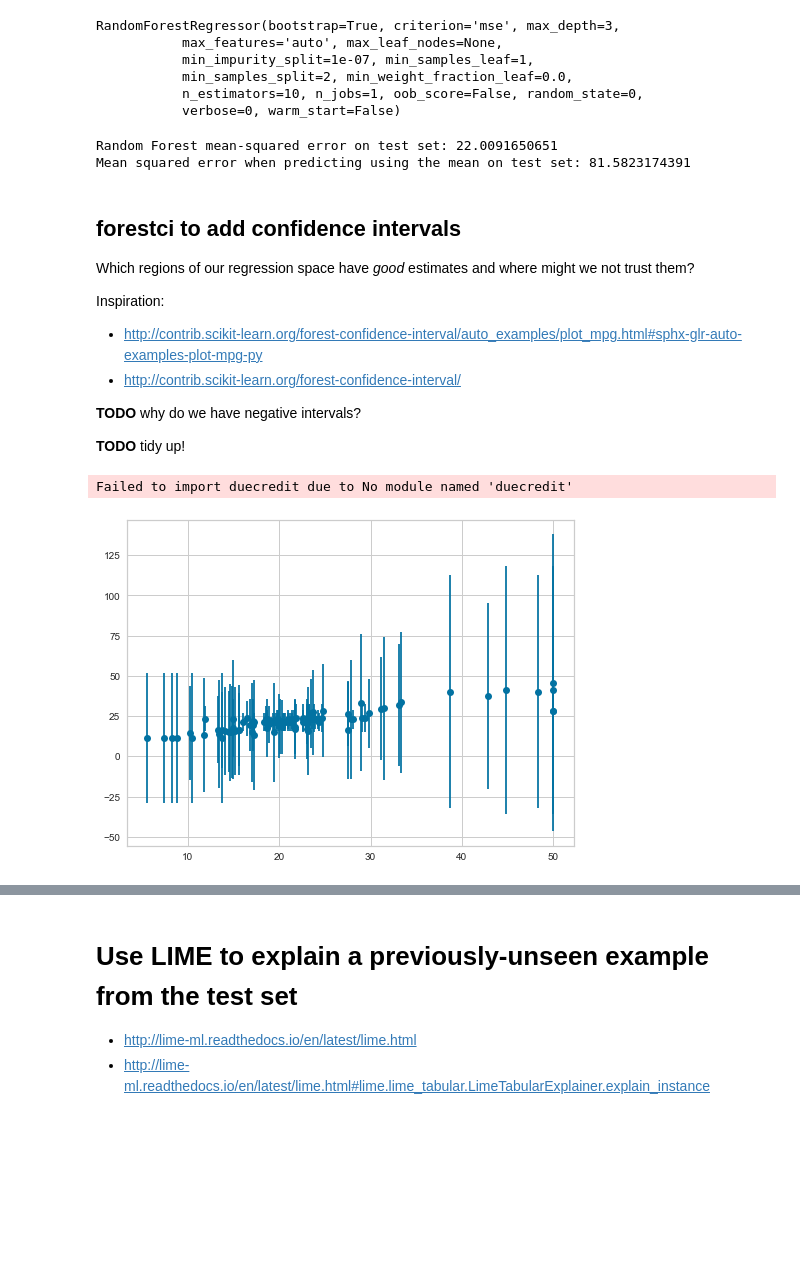
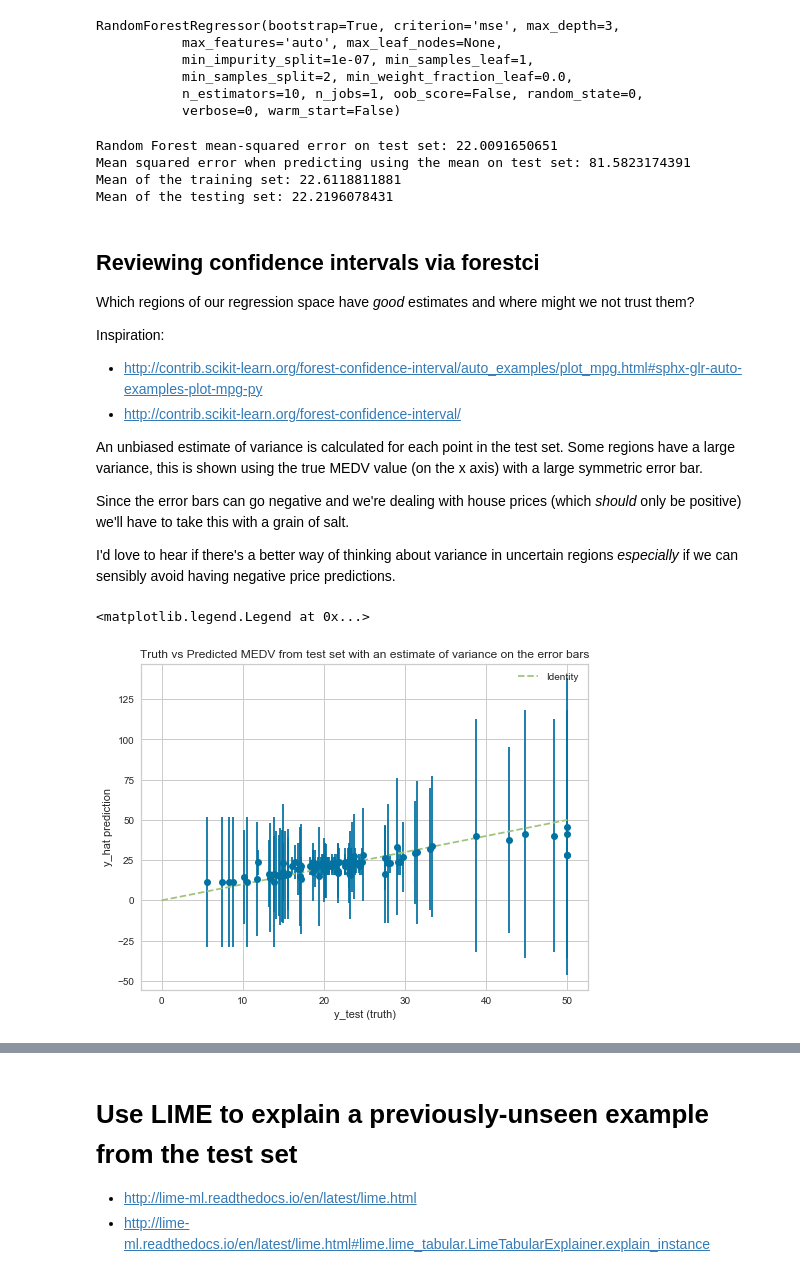
Before and after one commit to ianozsvald/data_science_delivered, a Jupyter notebook: ml_explain_regression_prediction.ipynb, the cells around one changed output, grey strips where cells are left out. Saved outputs shown, nothing was run; the diff lists cells and outputs as text; code cells hidden in the pictures; blank space fills up the shorter version.

```diff
--- a/ml_explain_regression_prediction.ipynb
+++ b/ml_explain_regression_prediction.ipynb
@@ -157,11 +157,16 @@ mse_test = mean_squared_error(y_test, est.predict(X_test))
 
 print('Random Forest mean-squared error on test set:', mse_test)
 print('Mean squared error when predicting using the mean on test set:', np.mean((y_train.mean() - y_test) ** 2))
+
+print("Mean of the training set:", y_train.mean())
+print("Mean of the testing set:", y_test.mean())
 # %% [output]
 Random Forest mean-squared error on test set: 22.0091650651
 Mean squared error when predicting using the mean on test set: 81.5823174391
+Mean of the training set: 22.6118811881
+Mean of the testing set: 22.2196078431
 # %% [markdown]
-## forestci to add confidence intervals
+## Reviewing confidence intervals via forestci
 
 Which regions of our regression space have _good_ estimates and where might we not trust them?
 
@@ -169,23 +174,26 @@ Inspiration:
  * http://contrib.scikit-learn.org/forest-confidence-interval/auto_examples/plot_mpg.html#sphx-glr-auto-examples-plot-mpg-py
  * http://contrib.scikit-learn.org/forest-confidence-interval/
 
-**TODO** why do we have negative intervals?
+An unbiased estimate of variance is calculated for each point in the test set. Some regions have a large variance, this is shown using the true MEDV value (on the x axis) with a large symmetric error bar.
 
-**TODO** tidy up!
+Since the error bars can go negative and we're dealing with house prices (which _should_ only be positive) we'll have to take this with a grain of salt.
+
+I'd love to hear if there's a better way of thinking about variance in uncertain regions _especially_ if we can sensibly avoid having negative price predictions.
 # %%
 import forestci as fci
 mpg_inbag = fci.calc_inbag(X_train.shape[0], est)
 
 V_IJ_unbiased = fci.random_forest_error(est, X_train, X_test)
 
 y_hat = est.predict(X_test)
 # Plot error bars for predicted MPG using unbiased variance
 fig, ax = plt.subplots(figsize=(8,6));
 ax.errorbar(y_test, y_hat, yerr=np.sqrt(V_IJ_unbiased), fmt='o');
-#plt.plot([0, 50], [0, 100], '--')
-#plt.xlabel('Reported MPG')
-#plt.ylabel('Predicted MPG')
-#plt.show()
+ax.set(title="Truth vs Predicted MEDV from test set with an estimate of variance on the error bars",
+       xlabel="y_test (truth)",
+       ylabel="y_hat prediction");
+plt.plot([0, 50], [0, 50], '--', label="Identity");
+plt.legend()
 # %% [output]
-Failed to import duecredit due to No module named 'duecredit'
+<matplotlib.legend.Legend at 0x...>
-[figure, old version]
+[figure, new version]
```
Also changed, not shown: parts of 26 cells of this notebook.
